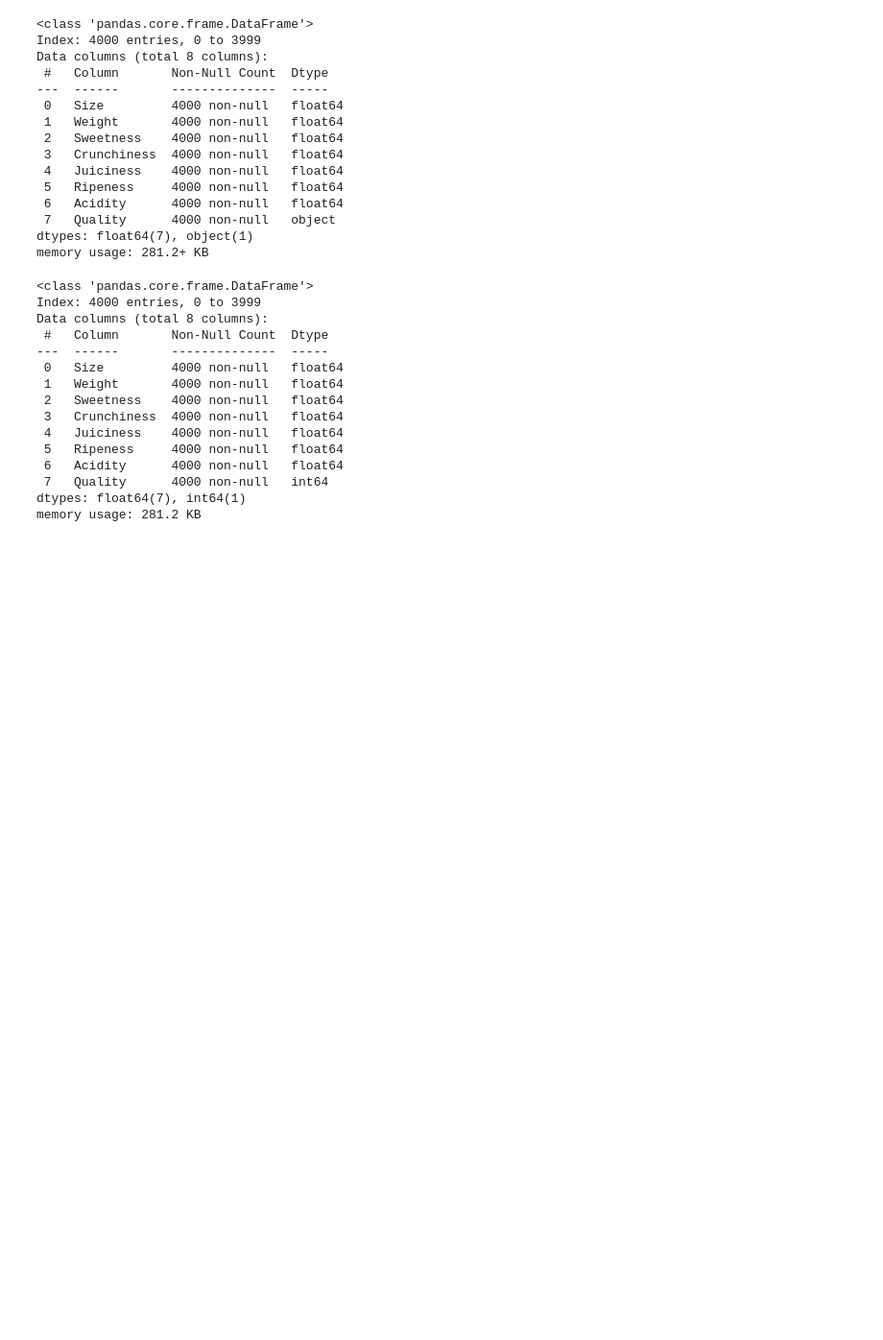
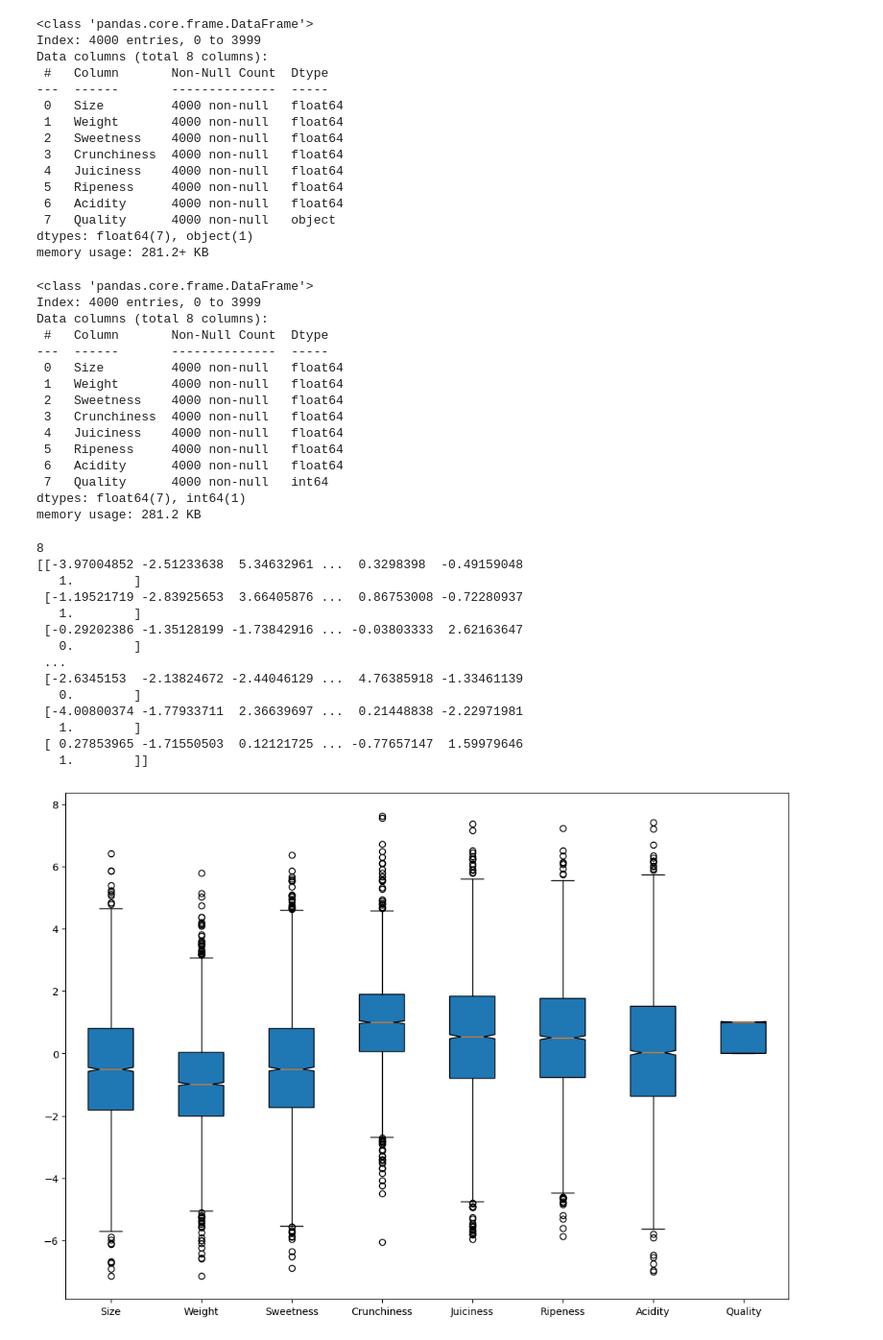
Before and after one commit to YoussefEzz/Classification-SVM-BP-and-LR, a Jupyter notebook: apple_quality_Dataset.ipynb, the cells around one changed output. Shown: that part at 96% size. Saved outputs shown, nothing was run; the diff lists cells and outputs as text; code cells hidden in the pictures; blank space fills up the shorter version.

```diff
--- a/apple_quality_Dataset.ipynb
+++ b/apple_quality_Dataset.ipynb
@@ -122,6 +122,48 @@ Data columns (total 8 columns):
  7   Quality      4000 non-null   int64
 dtypes: float64(7), int64(1)
 memory usage: 281.2 KB
+# %%
+import matplotlib.pyplot as plt
+
+# Get the list of column names
+column_names = df.columns.tolist()
+print(len(column_names))
+
+
+# Get the list of lists of column data
+column_data = df.values
+print((column_data))
+
+fig = plt.figure(figsize =(10, 7))
+
+# Creating axes instance
+ax = fig.add_axes([0, 0, 1, 1])
+
+# Creating plot
+bp = ax.boxplot(column_data,
+                notch=True,  # notch shape
+                vert=True,  # vertical box alignment
+                patch_artist=True,  # fill with color
+                labels=column_names)
+
+# show plot
+plt.show()
+# %% [output]
+8
+[[-3.97004852 -2.51233638  5.34632961 ...  0.3298398  -0.49159048
+   1.        ]
+ [-1.19521719 -2.83925653  3.66405876 ...  0.86753008 -0.72280937
+   1.        ]
+ [-0.29202386 -1.35128199 -1.73842916 ... -0.03803333  2.62163647
+   0.        ]
+ ...
+ [-2.6345153  -2.13824672 -2.44046129 ...  4.76385918 -1.33461139
+   0.        ]
+ [-4.00800374 -1.77933711  2.36639697 ...  0.21448838 -2.22971981
+   1.        ]
+ [ 0.27853965 -1.71550503  0.12121725 ... -0.77657147  1.59979646
+   1.        ]]
+[figure, added]
 # %%
 # Write preprocessed DataFrame to a table-like format (CSV file)
 df.to_csv('Data/Apple Quality/apple_quality_preprocessed.csv')
```
Also changed, not shown: 11 other files.
